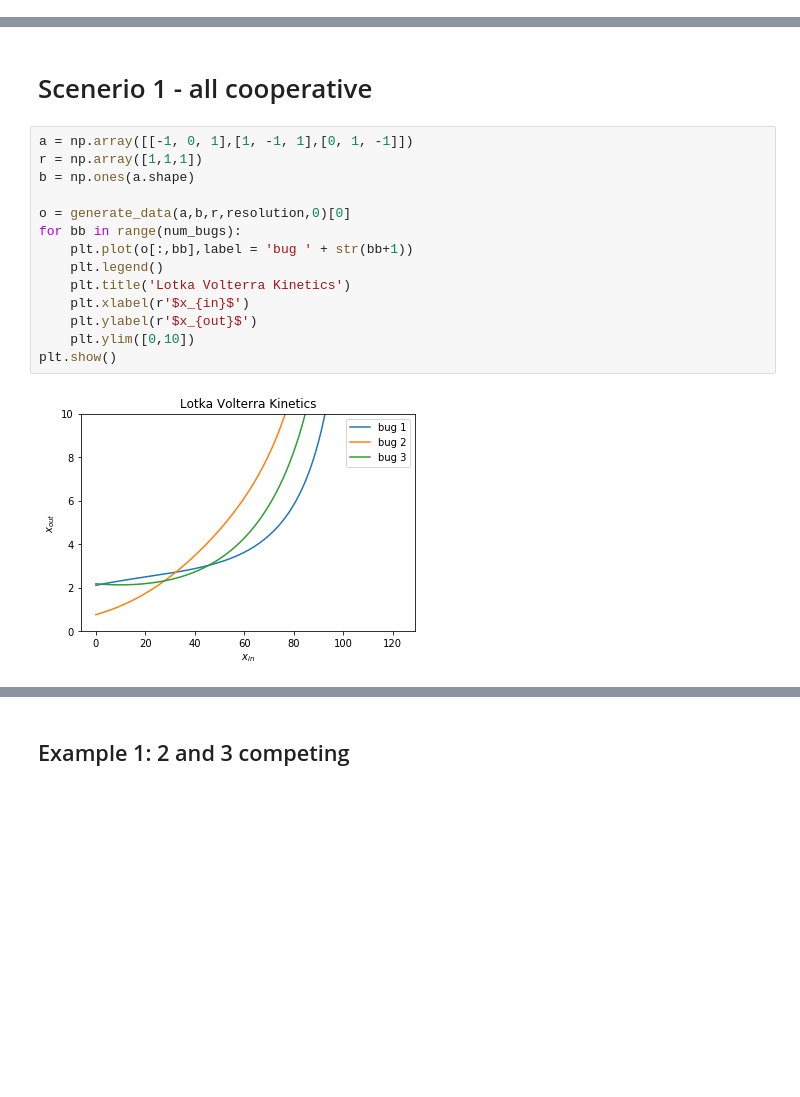
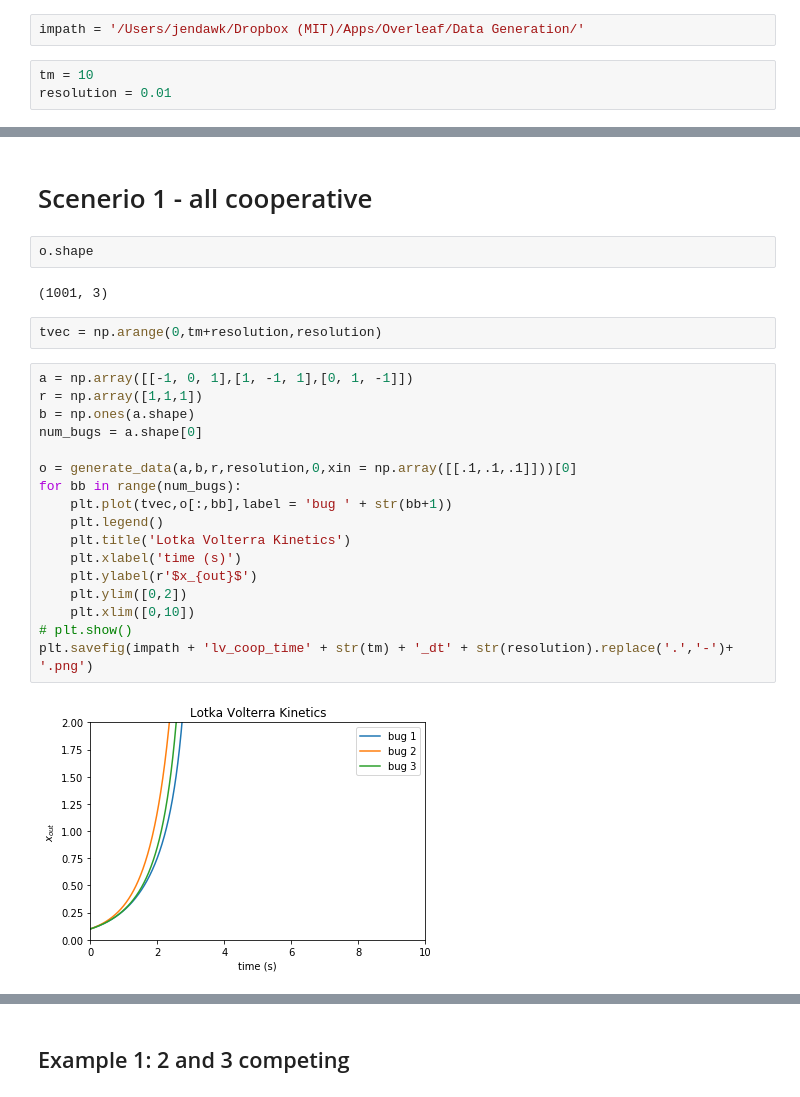
Before and after one commit to jendawkins/prod_of_experts, a Jupyter notebook: 3D data generation.ipynb, the cells around one changed output, grey strips where cells are left out. Drawn from its saved outputs; the diff is of its cells as text; blank space fills up the shorter version.

```diff
--- a/3D data generation.ipynb
+++ b/3D data generation.ipynb
@@ -1,3 +6,8 @@
+# %%
+impath = '/Users/jendawk/Dropbox (MIT)/Apps/Overleaf/Data Generation/'
+# %%
+tm = 10
+resolution = 0.01
 # %%
 import numpy as np
 import matplotlib.pyplot as plt
@@ -73,22 +74,31 @@ Change eqn to be rij *kij*xi / (kij + xi)
 Get lotka volterra to be unstable and then stabilize that through saturable lotka volterra
 # %% [markdown]
 # Scenerio 1 - all cooperative
+# %%
+o.shape
+# %% [output]
+(1001, 3)
+# %%
+tvec = np.arange(0,tm+resolution,resolution)
 # %%
 a = np.array([[-1, 0, 1],[1, -1, 1],[0, 1, -1]])
 r = np.array([1,1,1])
 b = np.ones(a.shape)
+num_bugs = a.shape[0]
 
-o = generate_data(a,b,r,resolution,0)[0]
+o = generate_data(a,b,r,resolution,0,xin = np.array([[.1,.1,.1]]))[0]
 for bb in range(num_bugs):
-    plt.plot(o[:,bb],label = 'bug ' + str(bb+1))
+    plt.plot(tvec,o[:,bb],label = 'bug ' + str(bb+1))
     plt.legend()
     plt.title('Lotka Volterra Kinetics')
-    plt.xlabel(r'$x_{in}$')
+    plt.xlabel('time (s)')
     plt.ylabel(r'$x_{out}$')
-    plt.ylim([0,10])
-plt.show()
+    plt.ylim([0,2])
+    plt.xlim([0,10])
+# plt.show()
+plt.savefig(impath + 'lv_coop_time' + str(tm) + '_dt' + str(resolution).replace('.','-')+ '.png')
 # %% [output]
-[figure, old version]
+[figure, new version]
 # %%
 a = np.array([[-1, 0, 1],[1, -1, 1],[0, 1, -1]])
 r = [1,1,1]
```
Also changed, not shown: parts of 26 cells of this notebook, 4 other files.
